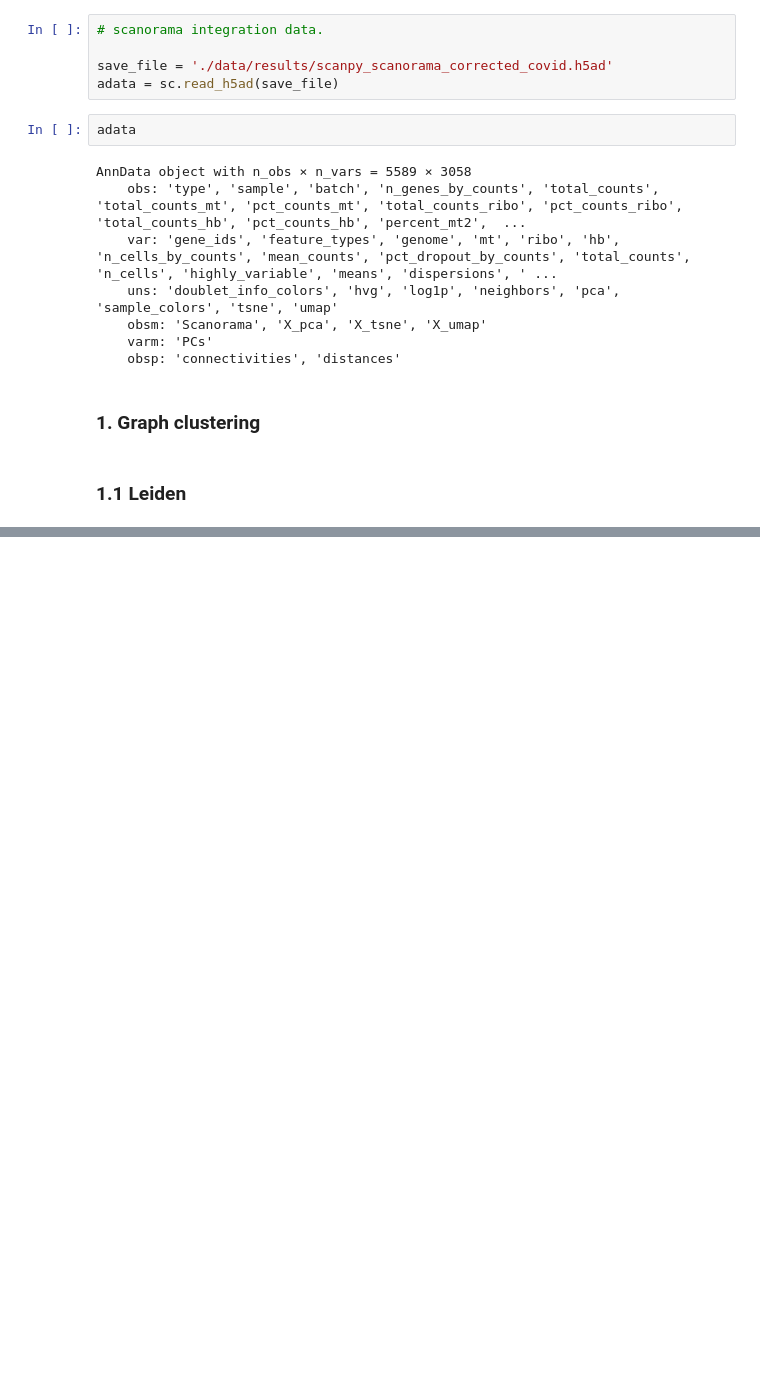
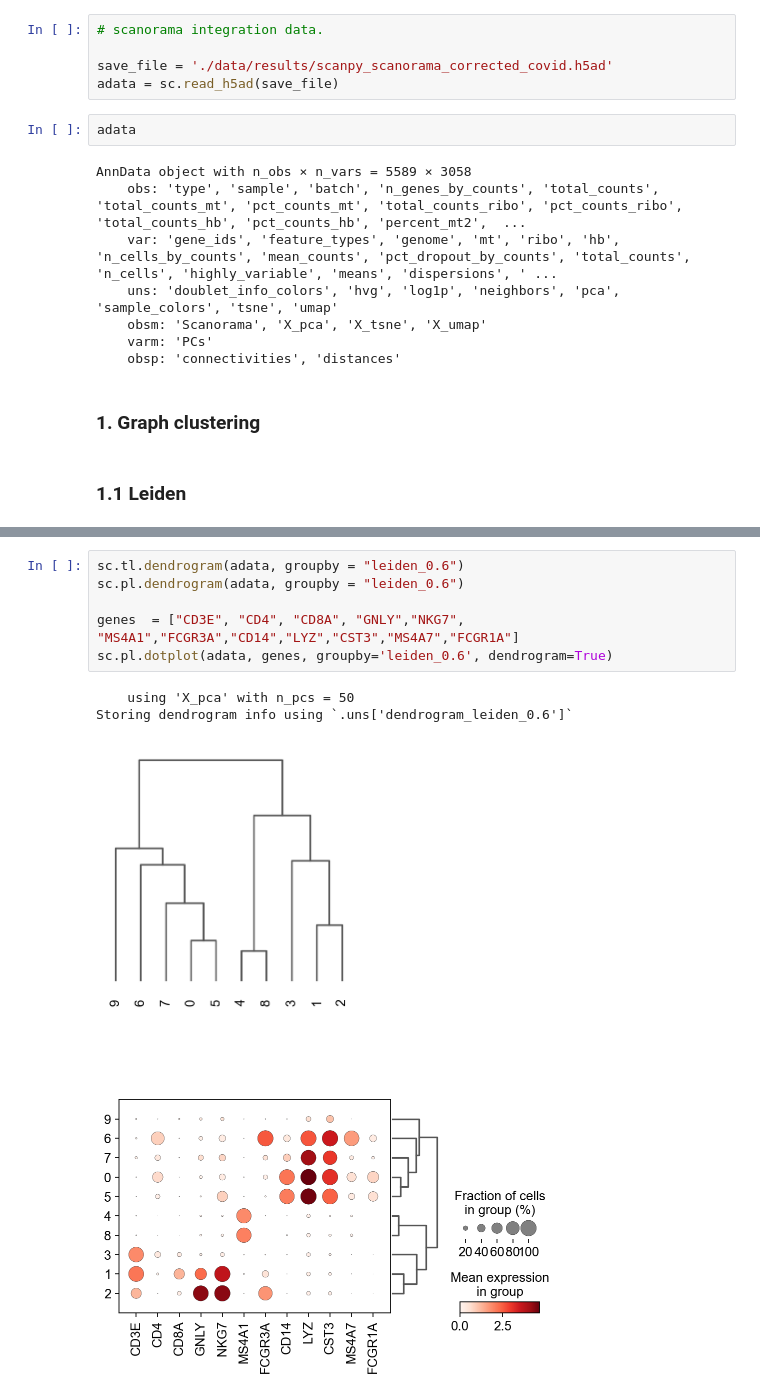
Before and after one commit to mujtababarsi/Covid-19-single-cell-analysis-Scanpy, a Jupyter notebook: Clustering .ipynb, the cells around one changed output, grey strips where cells are left out. Drawn from its saved outputs; the diff is of its cells as text; blank space fills up the shorter version.

```diff
--- a/Clustering .ipynb
+++ b/Clustering .ipynb
@@ -33,0 +51,11 @@ sc.tl.leiden(adata, resolution = 1.4, key_added = "leiden_1.4")
+# %%
+sc.tl.dendrogram(adata, groupby = "leiden_0.6")
+sc.pl.dendrogram(adata, groupby = "leiden_0.6")
+
+genes  = ["CD3E", "CD4", "CD8A", "GNLY","NKG7", "MS4A1","FCGR3A","CD14","LYZ","CST3","MS4A7","FCGR1A"]
+sc.pl.dotplot(adata, genes, groupby='leiden_0.6', dendrogram=True)
+# %% [output]
+    using 'X_pca' with n_pcs = 50
+Storing dendrogram info using `.uns['dendrogram_leiden_0.6']`
+[figure, added]
+[figure, added]
```
Also changed, not shown: parts of 7 cells of this notebook.
